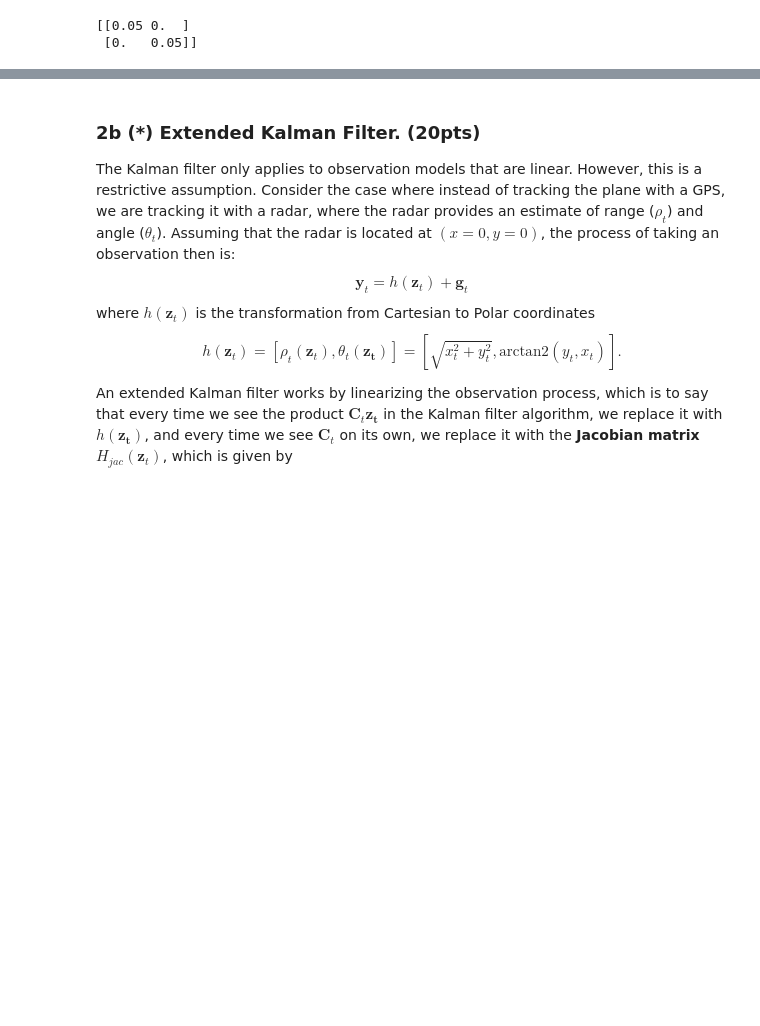
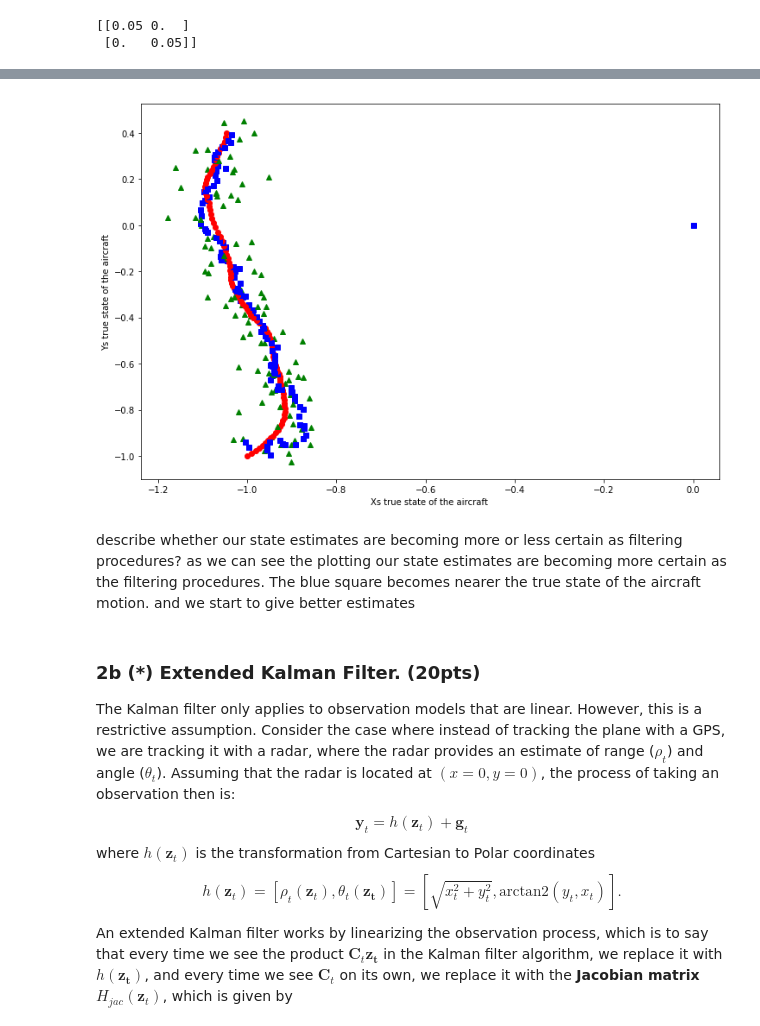
Before and after one commit to mandub/Homework_3, a Jupyter notebook: homework_3_ Kalman_Filter.ipynb, the cells around one changed output, grey strips where cells are left out. Drawn from its saved outputs; the diff is of its cells as text; code cells hidden in the pictures; blank space fills up the shorter version.

```diff
--- a/homework_3_ Kalman_Filter.ipynb
+++ b/homework_3_ Kalman_Filter.ipynb
@@ -96,28 +120,6 @@ print (R_cholesky)
 
 
 
-### The true state of the aircraft
-### You do not have access to this information!
-###
-Z_true = [np.array([-1,0.1,-1,0.1])]
-###
-###
-###
-
-# Initial guess for aircraft position and velocity
-mu_initial = np.array([0,0,0,0])
-
-# Covariance matrix for this initial guess of position and velocity
-Sigma_initial = np.eye(4)*np.diag(np.array([1,1,1,1]))
-
-# Lists for holding estimated states
-mu = [mu_initial]
-Sigma = [Sigma_initial]
-Y = []
-
-
-t=0
-t_end = 10.0 # I put this here ask about it
 while t<t_end:
 
     ### Simulate the motion of the aircraft
@@ -138,41 +140,51 @@ while t<t_end:
 
     # Prediction step
     #! Write code to predict
+    #μt|t−1 = At . μt−1 + Bt . ut
     mu_prior = np.dot(A,mu_previous) #+ np.dot(B,u) #! a) where the airplane will be according to the motion model
-
-    Sigma_prior = np.dot(A,np.dot(Sigma_previous,A.T)) + Q_cholesky  #! b) b) the covariance of that estimate
+    #Σt|t−1 = At . Σt−1 . ATt + Qt
+    Sigma_prior = np.dot(A,np.dot(Sigma_previous,A.T)) + Q  #! b) b) the covariance of that estimate
 
     # Update step
     #! Implement the formulae for the update step of the Kalman filter
-    # St = Ct Σ t|t−1 CTt + Rt
-    St = np.dot (C ,np.dot ( Sigma_prior, C.T ) ) + R_cholesky
+
+    # St = Ct . Σt|t−1 . CTt + Rt
+    St = np.dot (C ,np.dot ( Sigma_prior, C.T ) ) + R
     #  Kt = Σt|t−1 CTt S^−1
     Kt = np.dot (np.dot(Sigma_prior ,C.T  ), np.linalg.inv(St) )
-    #ŷt = Ct μt|t−1 + Dt ut
-    #https://arxiv.org/pdf/1204.0375.pdf
-    Y_hat = Y_current
+    #ŷt = Ct μt|t−1
+    Y_hat = np.dot (C , mu_prior)
     rt = Y_current - Y_hat
     #!
     #!
-    mu_post = None #! The posterior state mean estimate
-    Sigma_post = None #! The posterior covariance estimate
+    # μt = μt|t−1 + Kt rt
+    mu_post = mu_prior + np.dot  (Kt , rt) #! The posterior state mean estimate
+    # Σ t = (I − Kt Ct ) Σt|t−1
+    Sigma_post = np.dot ( np.eye(4) - np.dot ( Kt , C ) ,Sigma_prior) #! The posterior covariance estimate  ___
 
-    mu.append(mu_prior)         # mu.append(mu_post) put this back
-    Sigma.append(Sigma_prior)    # Sigma.append(Sigma_post) put this back
+    mu.append(mu_post)
+    Sigma.append(Sigma_post)
 
     t+=dt
-for i in Sigma:
-    print (i)
-#for i,j in zip(Z_true,Y ):
-#    lines = plt.plot( i[0],i[2] , 'ro')
-#    #plt.setp(lines, color='r', linewidth=0.1)
-#    lines = plt.plot( j[0],j[1] ,  'g^')
-#    #plt.setp(lines, color='g', linewidth=0.1)
+#for i in Sigma:
+#    print (i)
+import matplotlib as mpl
+mpl.rcParams['figure.figsize'] = [12,8]
+
+for i,j,m in zip(Z_true,Y ,mu):
+    lines = plt.plot( i[0],i[2] , 'ro')
+    plt.setp(lines, color='r', linewidth=0.1)
+    lines = plt.plot( j[0],j[1] ,  'g^')
+    plt.setp(lines, color='g', linewidth=0.1)
+
+    lines = plt.plot( m[0],m[2] ,  'bs')
+    plt.setp(lines, color='b', linewidth=0.1)
+
 
 
 
 #! Plotting goes here.
-#plt.xlabel('Xs true state of the aircraft ')
-#plt.ylabel('Ys true state of the aircraft')
-#plt.show()
+plt.xlabel('Xs true state of the aircraft ')
+plt.ylabel('Ys true state of the aircraft')
+plt.show()
 # %% [output]
@@ -196,3 +191,7 @@ for i in Sigma:
+[figure, added]
+# %% [markdown]
+describe whether our state estimates are becoming more or less certain as filtering procedures?
+as we can see the plotting our state estimates are becoming more certain as the filtering procedures. The blue square becomes nearer the true state of the aircraft motion. and we start to give better estimates
 # %% [markdown]
 ### 2b (\*) Extended Kalman Filter. (20pts)
 The Kalman filter only applies to observation models that are linear.  However, this is a restrictive assumption.  Consider the case where instead of tracking the plane with a GPS, we are tracking it with a radar, where the radar provides an estimate of range ($\rho_t$) and angle ($\theta_t$).  Assuming that the radar is located at $(x=0,y=0)$, the process of taking an observation then is:
```
Also changed, not shown: parts of 4 cells of this notebook.
